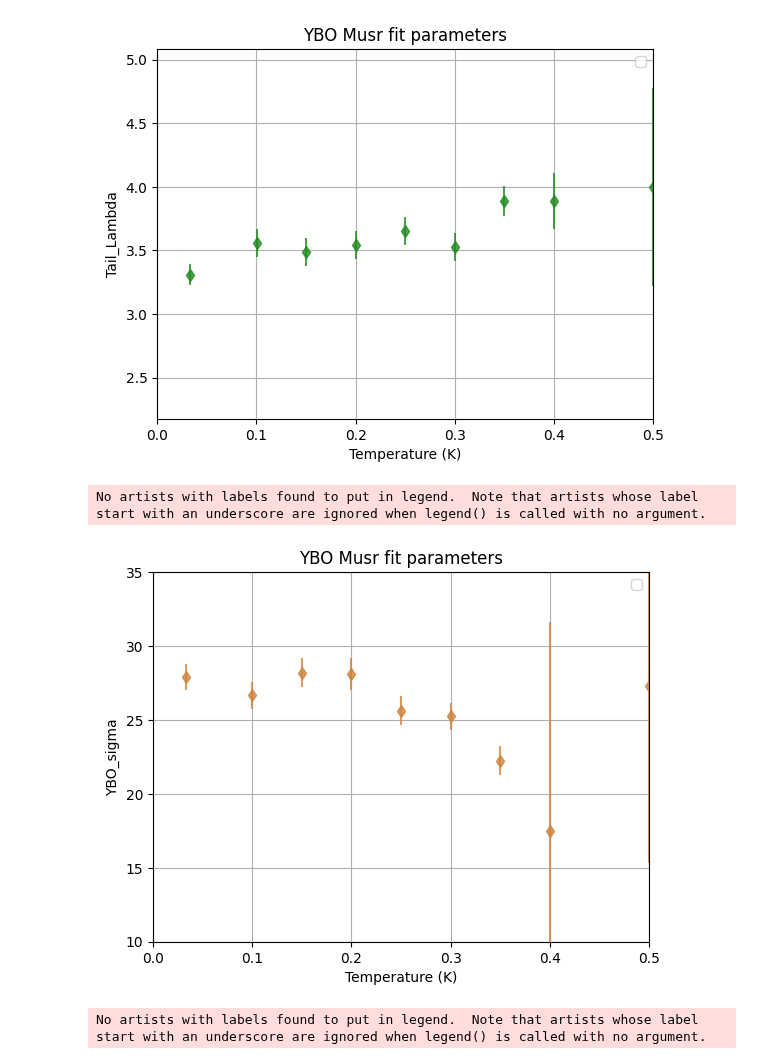
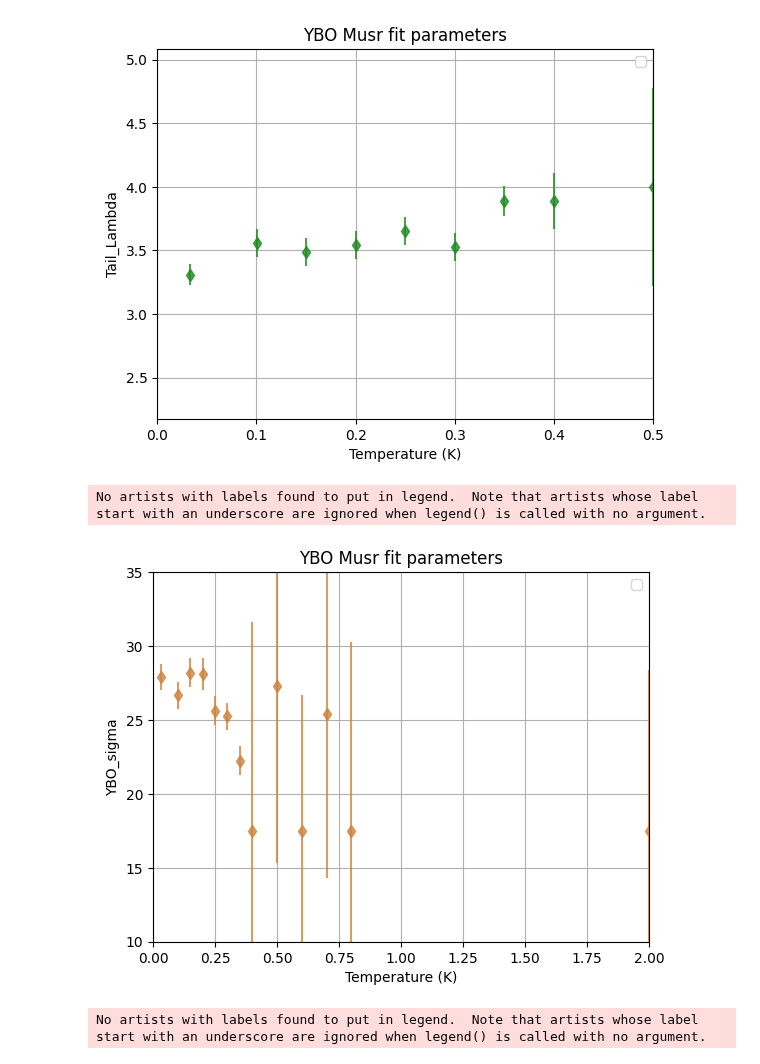
Before and after one commit to Brogan8813/strain-cell, a Jupyter notebook: PPMS_Data_and_Plotting/Plotting/MusrPlotting/New_format_plotting/Beta_1/New_Format_Plotting.ipynb, the cells around one changed output. Saved outputs shown, nothing was run; the diff lists cells and outputs as text; code cells hidden in the pictures.

```diff
--- a/PPMS_Data_and_Plotting/Plotting/MusrPlotting/New_format_plotting/Beta_1/New_Format_Plotting.ipynb
+++ b/PPMS_Data_and_Plotting/Plotting/MusrPlotting/New_format_plotting/Beta_1/New_Format_Plotting.ipynb
@@ -102,27 +102,27 @@ No artists with labels found to put in legend.  Note that artists whose label st
 # %%
 #Plotting section using defined functions
 import pandas as pd
 import matplotlib.pyplot as plt
 import numpy as np
 
 
 df = pd.read_csv(datafile, delim_whitespace=True)
 
 
 plt.xlabel('Temperature (K)')
 plt.ylabel('YBO_sigma')
 plt.errorbar(df['dataT'], df['YBO_sigma_2461'], yerr=df['YBO_sigma_2461PosErr'], fmt="d", color='peru', alpha=.8)
-plt.xlim((0,0.5))
+plt.xlim((0,2))
 plt.ylim((10, 35))
 
 #plt.axhline(0.2392,color = 'r', label='Original Asy_tot')
 plt.grid('both')
 plt.legend()
 plt.title('YBO Musr fit parameters')
 plt.show()
 # %% [output]
 No artists with labels found to put in legend.  Note that artists whose label start with an underscore are ignored when legend() is called with no argument.
-[figure, old version]
+[figure, new version]
 # %%
 #Plotting section using defined functions
 import pandas as pd
```
Also changed, not shown: parts of 1 cell of this notebook, 5 other files.
